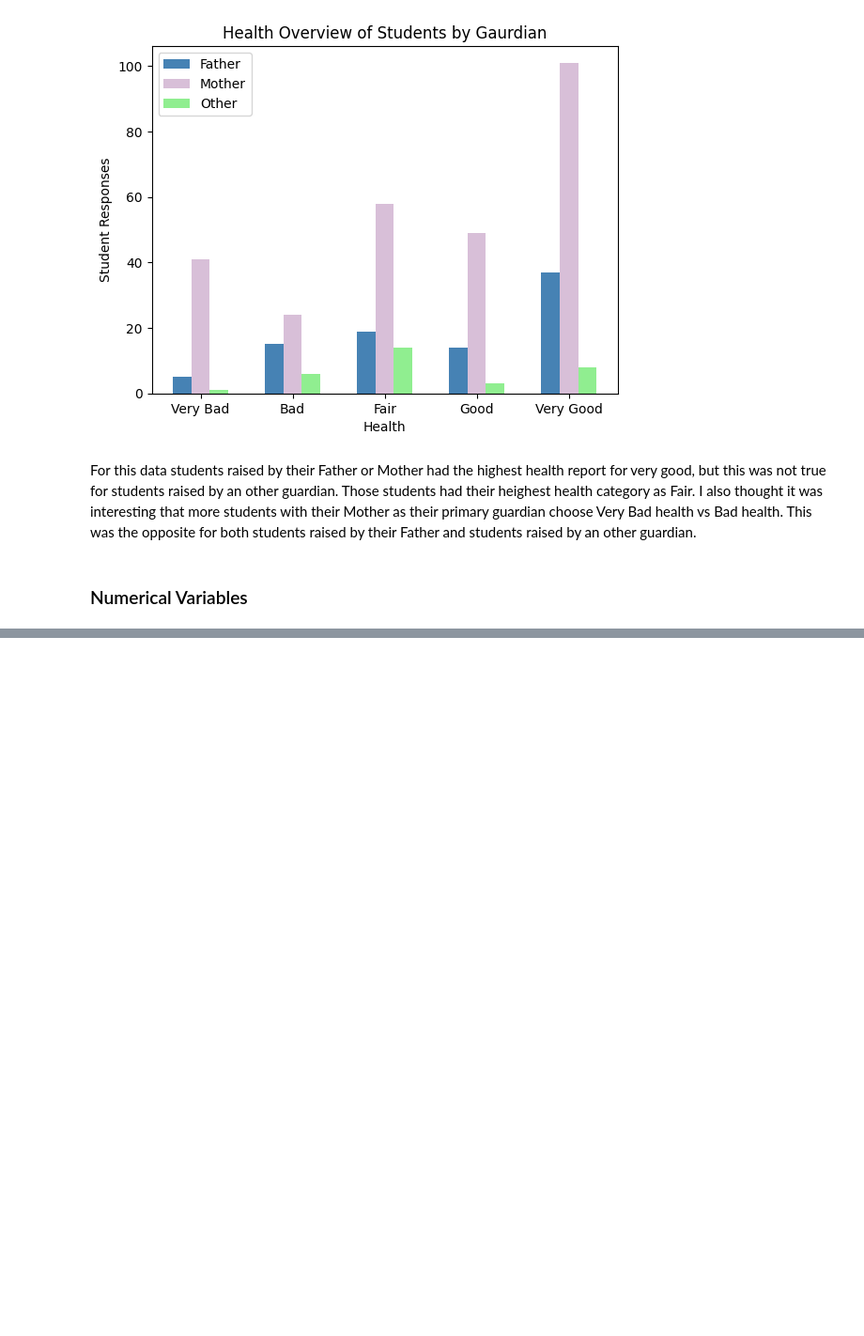
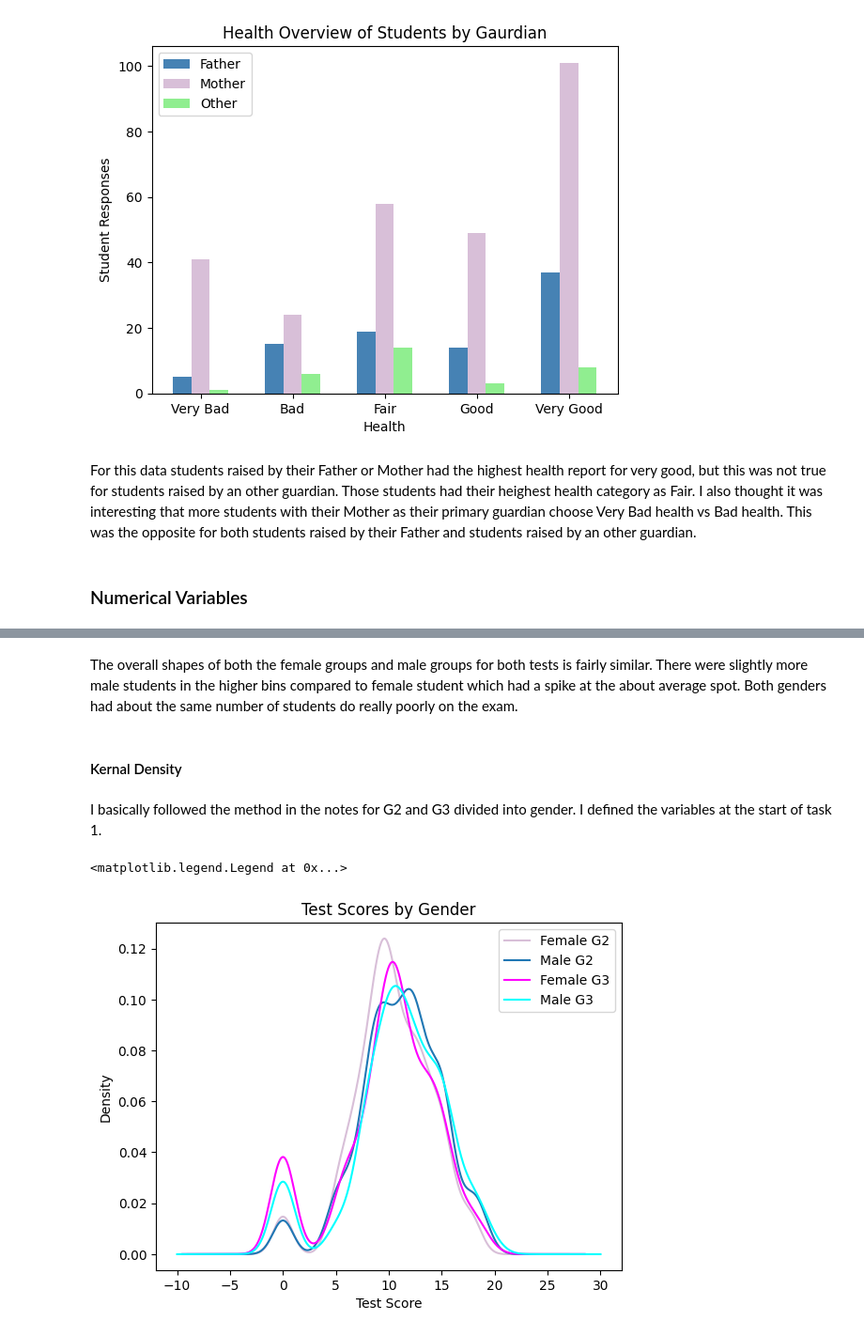
Before and after one commit to Feznix/Stats-554, a Jupyter notebook: Homework_4.ipynb, the cells around one changed output, grey strips where cells are left out. Shown at 94% size. Saved outputs shown, nothing was run; the diff lists cells and outputs as text; code cells hidden in the pictures; blank space fills up the shorter version.

```diff
--- a/Homework_4.ipynb
+++ b/Homework_4.ipynb
@@ -231,0 +265,18 @@ For this data students raised by their Father or Mother had the highest health r
+# %% [markdown]
+The overall shapes of both the female groups and male groups for both tests is fairly similar. There were slightly more male students in the higher bins compared to female student which had a spike at the about average spot. Both genders had about the same number of students do really poorly on the exam.
+# %% [markdown]
+#### Kernal Density
+# %% [markdown]
+I basically followed the method in the notes for G2 and G3 divided into gender. I defined the variables at the start of task 1.
+# %%
+G2_Female.plot.density(bw_method=0.25, label = "Female G2",
+                   title = "Test Scores by Gender",
+                   color= 'thistle') \
+                   .set(xlabel = "Test Score")
+G2_Male.plot.density(bw_method=0.25, label = "Male G2",)
+G3_Female.plot.density(bw_method=0.25, label = "Female G3",color= 'fuchsia')
+G3_Male.plot.density(bw_method=0.25, label = "Male G3",color= 'aqua')
+plt.legend()
+# %% [output]
+<matplotlib.legend.Legend at 0x...>
+[figure, added]
```
Also changed, not shown: parts of 16 cells of this notebook.
